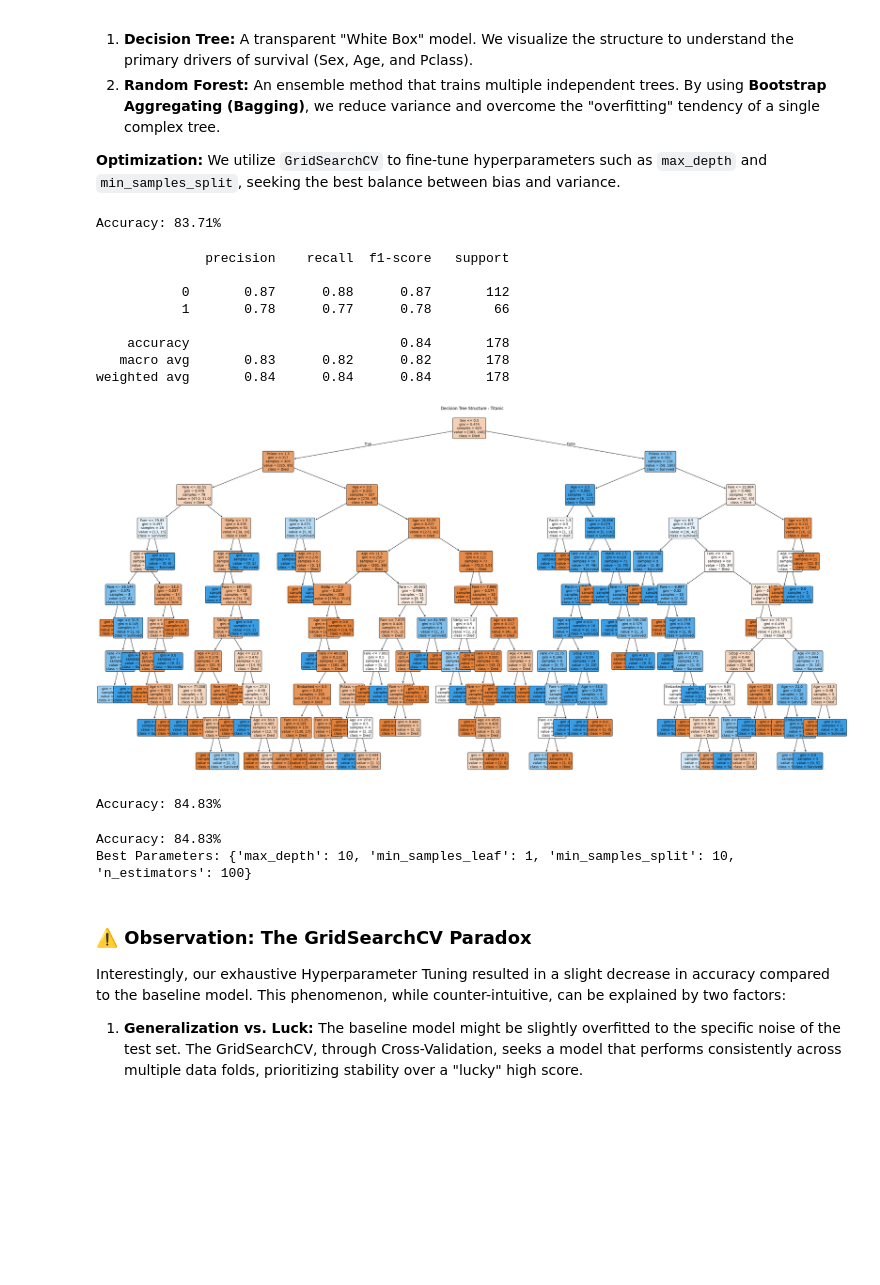
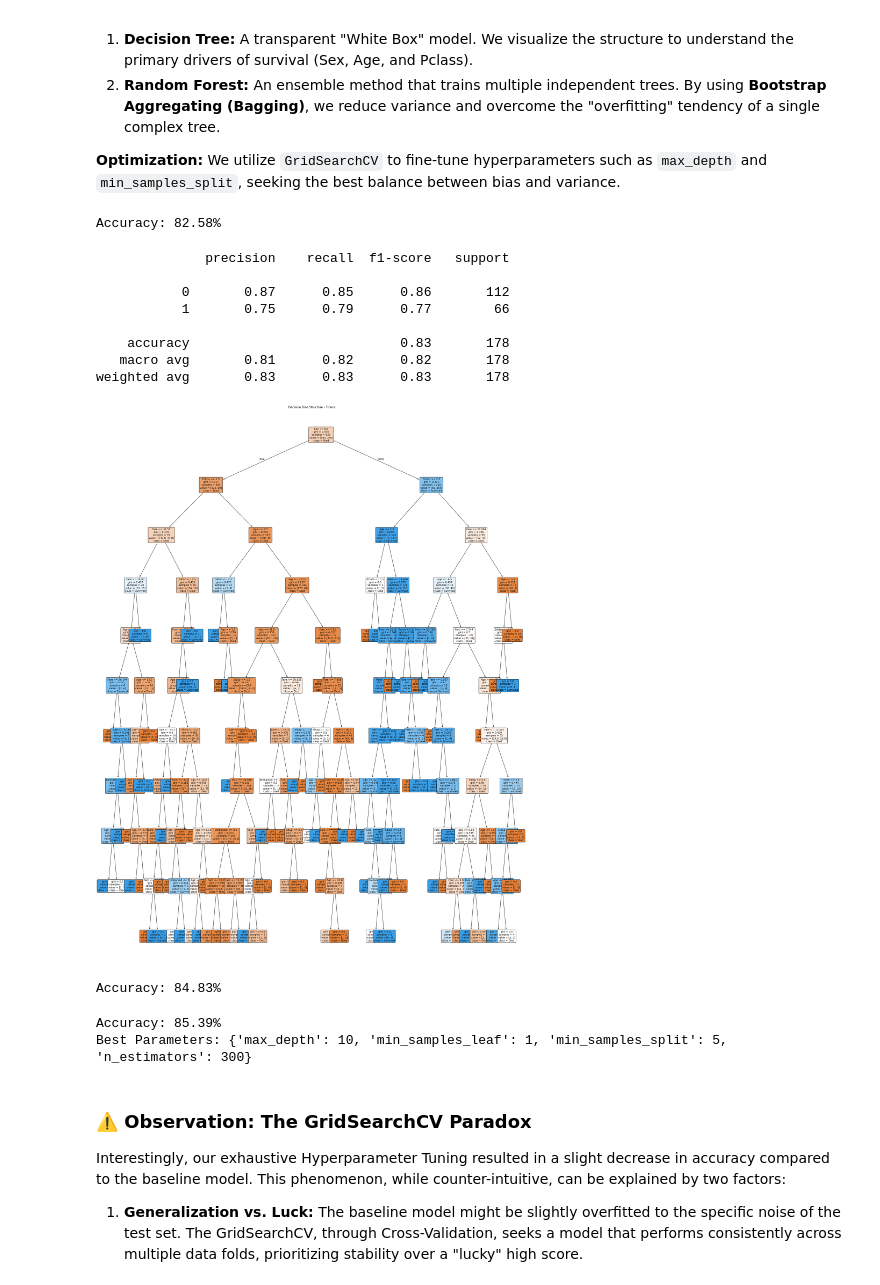
Before and after one commit to zehszo/IC-DecisionTree-RandomForest, a Jupyter notebook: DT_RF_Titanic.ipynb, the cells around one changed output. Saved outputs shown, nothing was run; the diff lists cells and outputs as text; code cells hidden in the pictures; blank space fills up the shorter version.

```diff
--- a/DT_RF_Titanic.ipynb
+++ b/DT_RF_Titanic.ipynb
@@ -42,7 +42,7 @@ from sklearn.metrics import accuracy_score, classification_report, confusion_mat
 try:
     df = pd.read_csv('Titanic-Dataset.csv')
 
-    df['Age'] = df['Age'].fillna(df['Age'].median())
+    df['Age'] = df['Age'].fillna(df['Age'].mean())
 
     df['Fare'] = df['Fare'].fillna(df['Fare'].median())
 
@@ -119,32 +119,32 @@ Y_pred = model.predict(X_val)
 model_accuracy_dt_baseline = accuracy_score(y_val, Y_pred)
 print(f"Accuracy: {model_accuracy_dt_baseline:.2%}")
 # %% [output]
-Accuracy: 83.71%
+Accuracy: 82.58%
 # %%
 print(classification_report(y_val, Y_pred))
 # %% [output]
               precision    recall  f1-score   support
 
-           0       0.87      0.88      0.87       112
-           1       0.78      0.77      0.78        66
+           0       0.87      0.85      0.86       112
+           1       0.75      0.79      0.77        66
 
-    accuracy                           0.84       178
-   macro avg       0.83      0.82      0.82       178
-weighted avg       0.84      0.84      0.84       178
+    accuracy                           0.83       178
+   macro avg       0.81      0.82      0.82       178
+weighted avg       0.83      0.83      0.83       178
 # %%
-plt.figure(figsize=(40, 20))
+plt.figure(figsize=(30, 40))
 
 plot_tree(
     model,
     feature_names=list(X.columns),
     class_names=['Died', 'Survived'],
     filled=True,
     rounded=True,
     fontsize=10
 )
 
 plt.title("Decision Tree Structure - Titanic")
 plt.show()
 # %% [output]
-[figure, old version]
+[figure, new version]
 # %%
@@ -175,8 +175,8 @@ model_accuracy_gridsearch = accuracy_score(y_val, Y_pred)
 print(f"Accuracy: {model_accuracy_gridsearch:.2%}")
 print(f"Best Parameters: {model_forest_grid.best_params_}")
 # %% [output]
-Accuracy: 84.83%
-Best Parameters: {'max_depth': 10, 'min_samples_leaf': 1, 'min_samples_split': 10, 'n_estimators': 100}
+Accuracy: 85.39%
+Best Parameters: {'max_depth': 10, 'min_samples_leaf': 1, 'min_samples_split': 5, 'n_estimators': 300}
 # %% [markdown]
 ### ⚠️ Observation: The GridSearchCV Paradox
 
```
Also changed, not shown: parts of 14 cells of this notebook.
